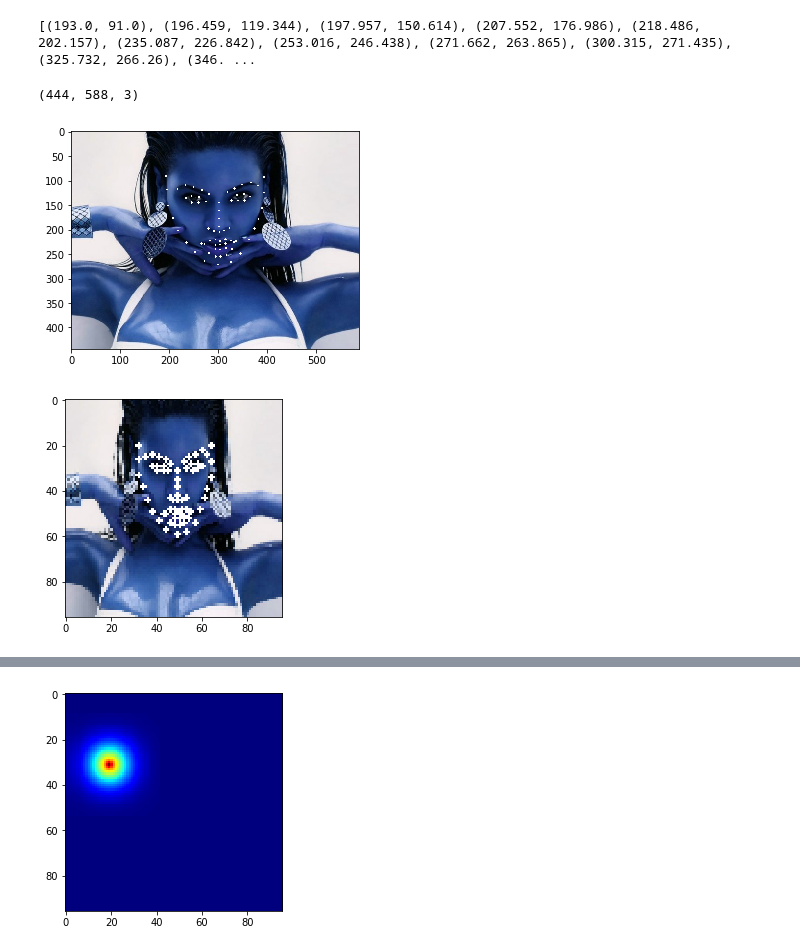
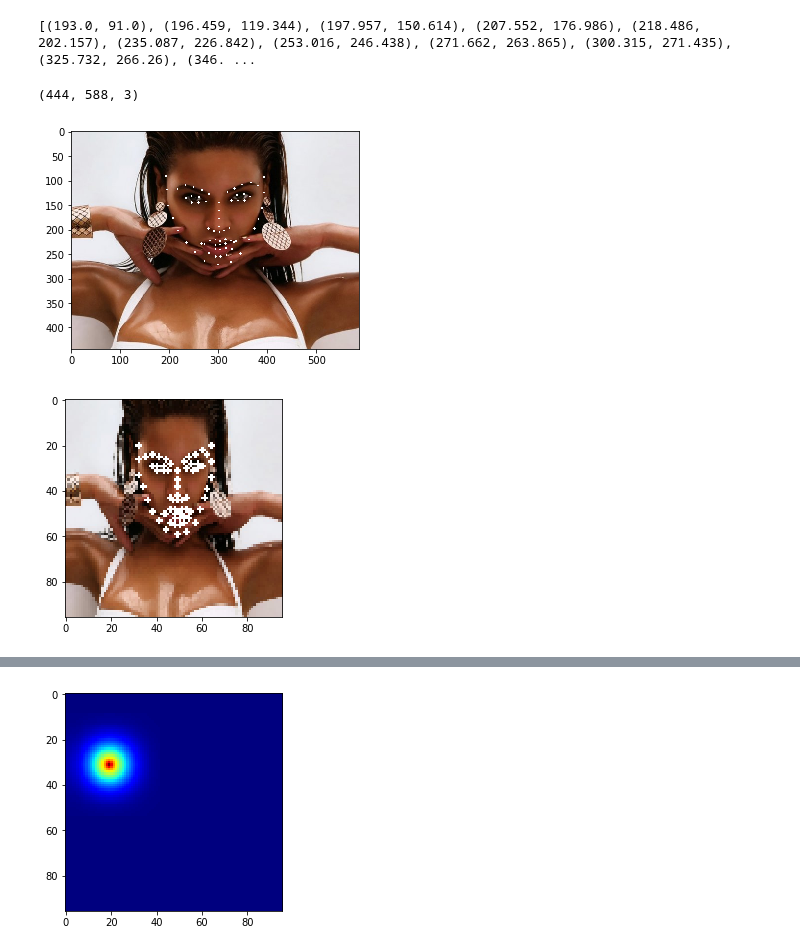
Before and after one commit to Curiousss/FLD, a Jupyter notebook: Main.ipynb, the cells around one changed output, grey strips where cells are left out. Drawn from its saved outputs; the diff is of its cells as text; code cells hidden in the pictures.

```diff
--- a/Main.ipynb
+++ b/Main.ipynb
@@ -51,29 +23,29 @@ def scale_pts(img, pts):
 # %%
 import numpy as np
 import matplotlib.pyplot as plt
 import cv2
 path = r'C:\Users\Meers\Documents\Techie\InkersIntern\Phase2\Merget\300w_cropped\01_Indoor\indoor_001.png'
 img = cv2.imread(path)
 print(img.shape)
 
 
 new_img, new_points = scale_pts(img, points)
 
 for (x, y) in points:
     cv2.circle(img, (round(x), round(y)),  2, (255,255,255), -1)
 
 for (x, y) in new_points:
     cv2.circle(new_img, (round(x), round(y)),  1, (255,255,255), -1)
 
-plt.imshow(img)
+plt.imshow(cv2.cvtColor(img, cv2.COLOR_BGR2RGB))
 plt.show()
 
-plt.imshow(new_img)
+plt.imshow(cv2.cvtColor(new_img, cv2.COLOR_BGR2RGB))
 plt.show()
 # %% [output]
 (444, 588, 3)
-[figure, old version]
+[figure, new version]
-[figure, old version]
+[figure, new version]
 # %%
 def bilinear_interpolation(x, y):
     print(x, y)
```
Also changed, not shown: parts of 25 cells of this notebook.
